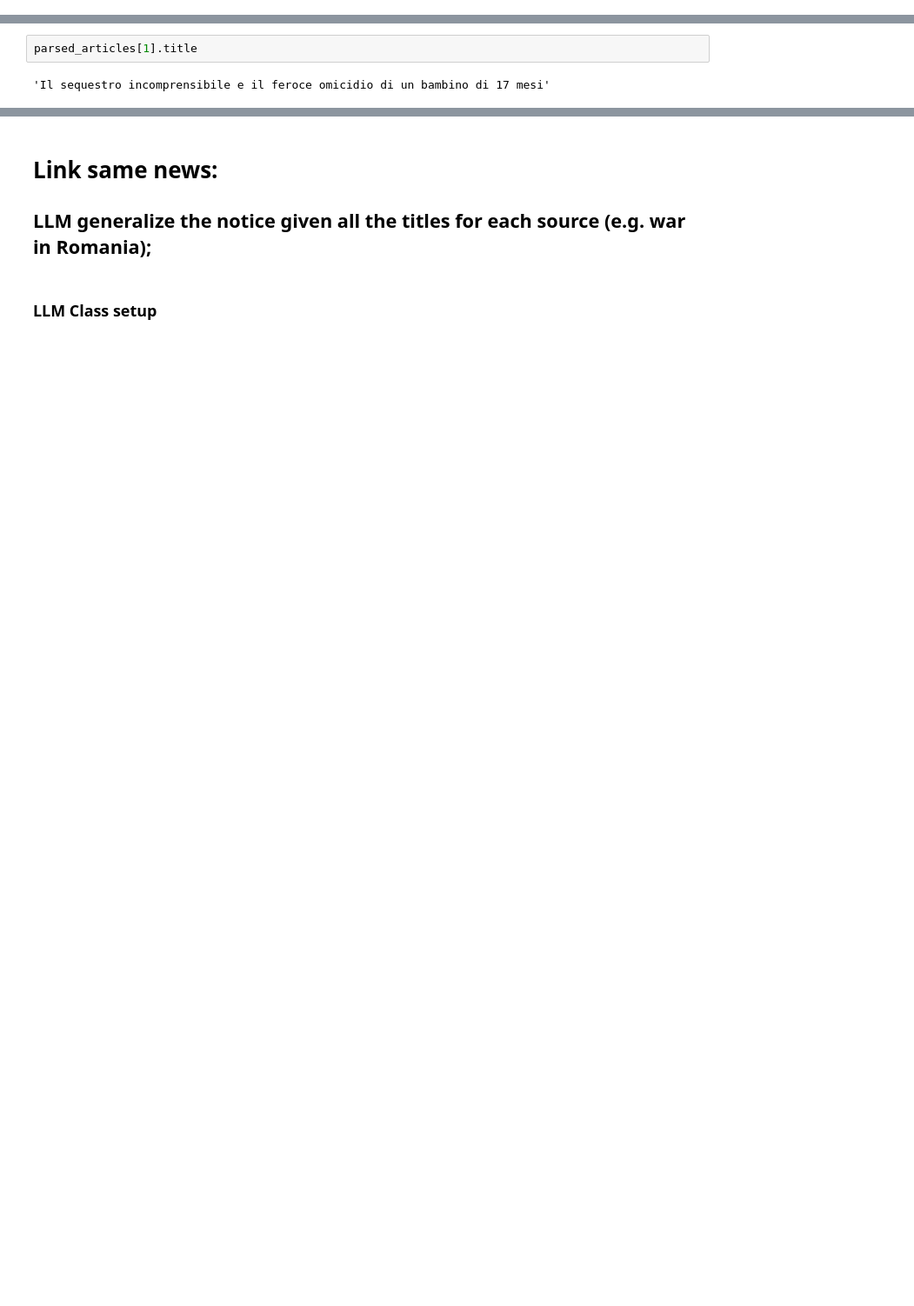
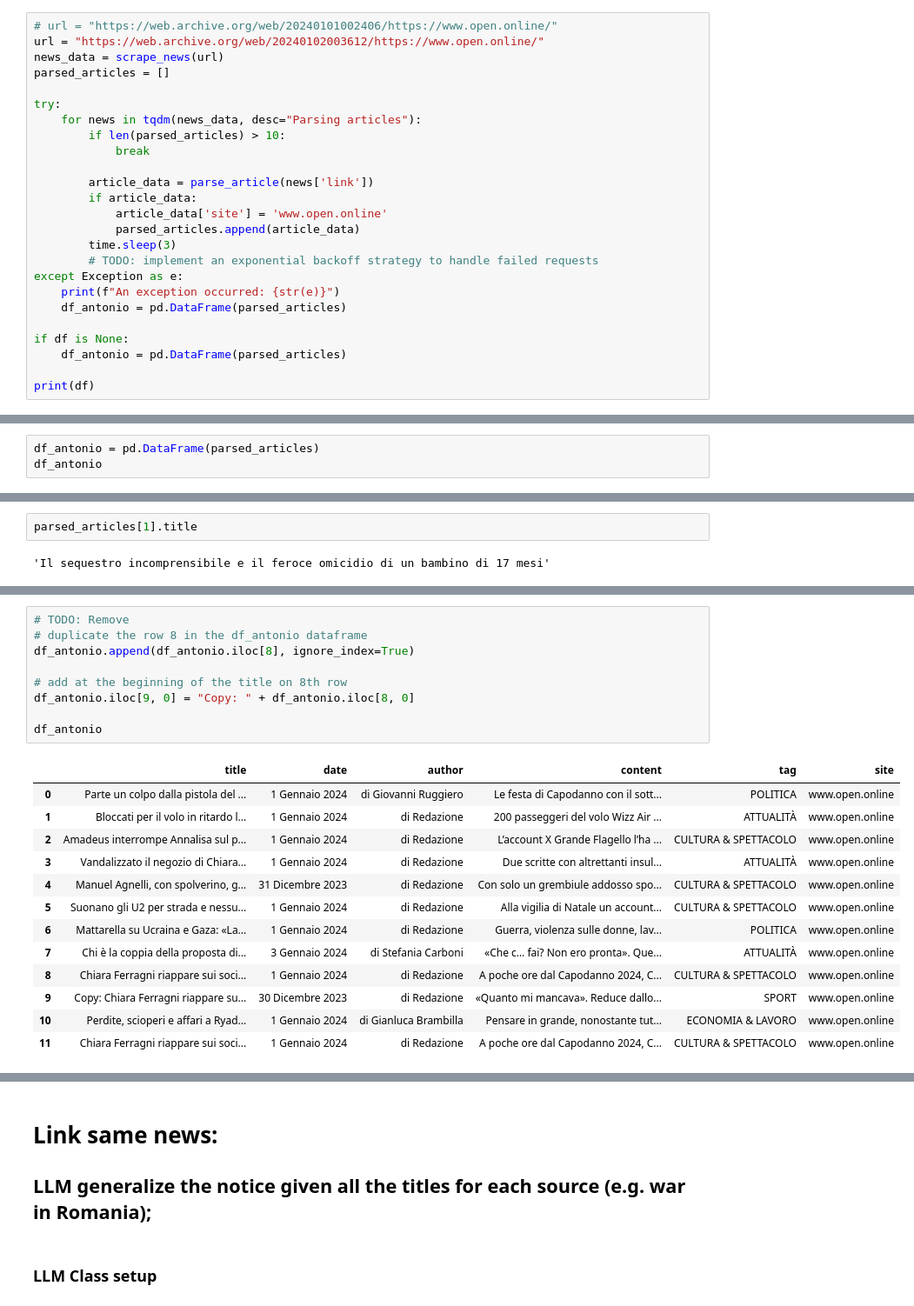
Before and after one commit to alexcalabrese/datamanagement_project, a Jupyter notebook: scraper.ipynb, the cells around one changed output, grey strips where cells are left out. Shown at 87% size. Drawn from its saved outputs; the diff is of its cells as text; blank space fills up the shorter version.

```diff
--- a/scraper.ipynb
+++ b/scraper.ipynb
@@ -0,0 +112,25 @@
+# %%
+# url = "https://web.archive.org/web/20240101002406/https://www.open.online/"
+url = "https://web.archive.org/web/20240102003612/https://www.open.online/"
+news_data = scrape_news(url)
+parsed_articles = []
+
+try:
+    for news in tqdm(news_data, desc="Parsing articles"):
+        if len(parsed_articles) > 10:
+            break
+
+        article_data = parse_article(news['link'])
+        if article_data:
+            article_data['site'] = 'www.open.online'
+            parsed_articles.append(article_data)
+        time.sleep(3)
+        # TODO: implement an exponential backoff strategy to handle failed requests
+except Exception as e:
+    print(f"An exception occurred: {str(e)}")
+    df_antonio = pd.DataFrame(parsed_articles)
+
+if df is None:
+    df_antonio = pd.DataFrame(parsed_articles)
+
+print(df)
@@ -0,0 +139,3 @@
+# %%
+df_antonio = pd.DataFrame(parsed_articles)
+df_antonio
@@ -111,0 +300,23 @@ df
+# %%
+# TODO: Remove
+# duplicate the row 8 in the df_antonio dataframe
+df_antonio.append(df_antonio.iloc[8], ignore_index=True)
+
+# add at the beginning of the title on 8th row
+df_antonio.iloc[9, 0] = "Copy: " + df_antonio.iloc[8, 0]
+
+df_antonio
+# %% [output]
+|  | title | date | author | content | tag | site |
+| 0 | Parte un colpo dalla pistola del ... | 1 Gennaio 2024 | di Giovanni Ruggiero | Le festa di Capodanno con il sott... | POLITICA | www.open.online |
+| 1 | Bloccati per il volo in ritardo l... | 1 Gennaio 2024 | di Redazione | 200 passeggeri del volo Wizz Air ... | ATTUALITÀ | www.open.online |
+| 2 | Amadeus interrompe Annalisa sul p... | 1 Gennaio 2024 | di Redazione | L’account X Grande Flagello l’ha ... | CULTURA & SPETTACOLO | www.open.online |
+| 3 | Vandalizzato il negozio di Chiara... | 1 Gennaio 2024 | di Redazione | Due scritte con altrettanti insul... | ATTUALITÀ | www.open.online |
+| 4 | Manuel Agnelli, con spolverino, g... | 31 Dicembre 2023 | di Redazione | Con solo un grembiule addosso spo... | CULTURA & SPETTACOLO | www.open.online |
+| 5 | Suonano gli U2 per strada e nessu... | 1 Gennaio 2024 | di Redazione | Alla vigilia di Natale un account... | CULTURA & SPETTACOLO | www.open.online |
+| 6 | Mattarella su Ucraina e Gaza: «La... | 1 Gennaio 2024 | di Redazione | Guerra, violenza sulle donne, lav... | POLITICA | www.open.online |
+| 7 | Chi è la coppia della proposta di... | 3 Gennaio 2024 | di Stefania Carboni | «Che c… fai? Non ero pronta». Que... | ATTUALITÀ | www.open.online |
+| 8 | Chiara Ferragni riappare sui soci... | 1 Gennaio 2024 | di Redazione | A poche ore dal Capodanno 2024, C... | CULTURA & SPETTACOLO | www.open.online |
+| 9 | Copy: Chiara Ferragni riappare su... | 30 Dicembre 2023 | di Redazione | «Quanto mi mancava». Reduce dallo... | SPORT | www.open.online |
+| 10 | Perdite, scioperi e affari a Ryad... | 1 Gennaio 2024 | di Gianluca Brambilla | Pensare in grande, nonostante tut... | ECONOMIA & LAVORO | www.open.online |
+| 11 | Chiara Ferragni riappare sui soci... | 1 Gennaio 2024 | di Redazione | A poche ore dal Capodanno 2024, C... | CULTURA & SPETTACOLO | www.open.online |
```
Also changed, not shown: parts of 57 cells of this notebook.
